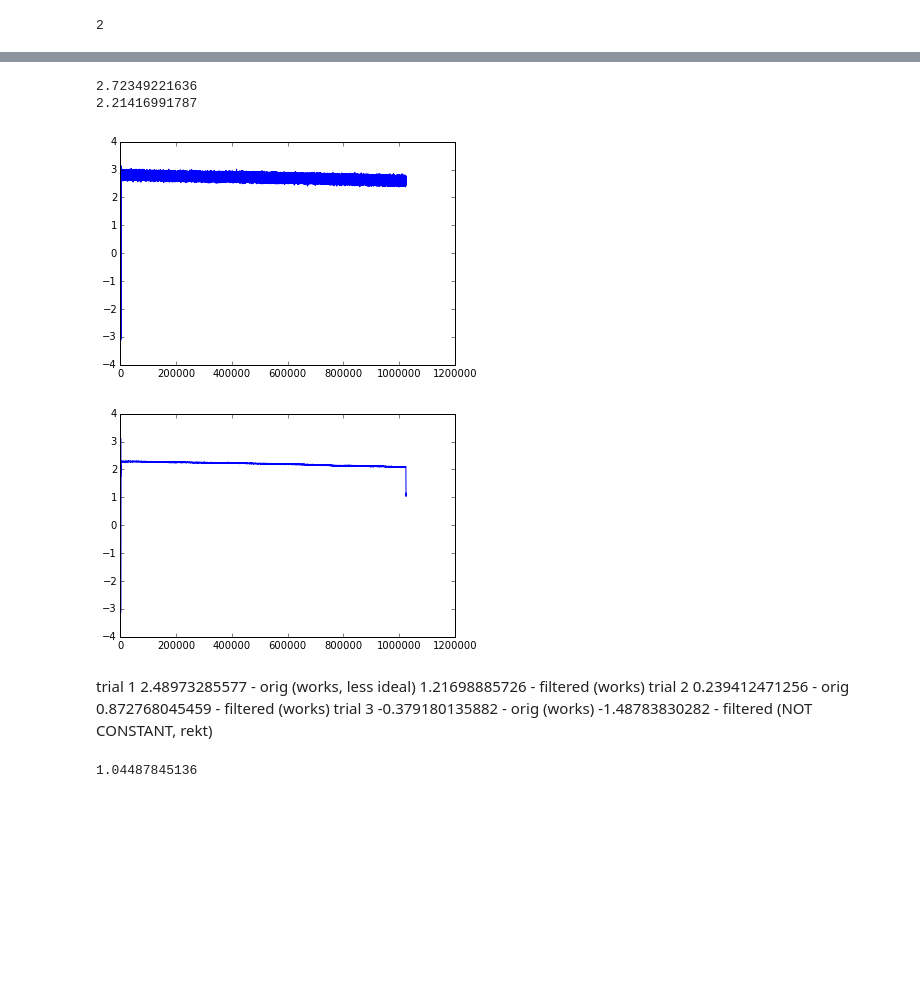
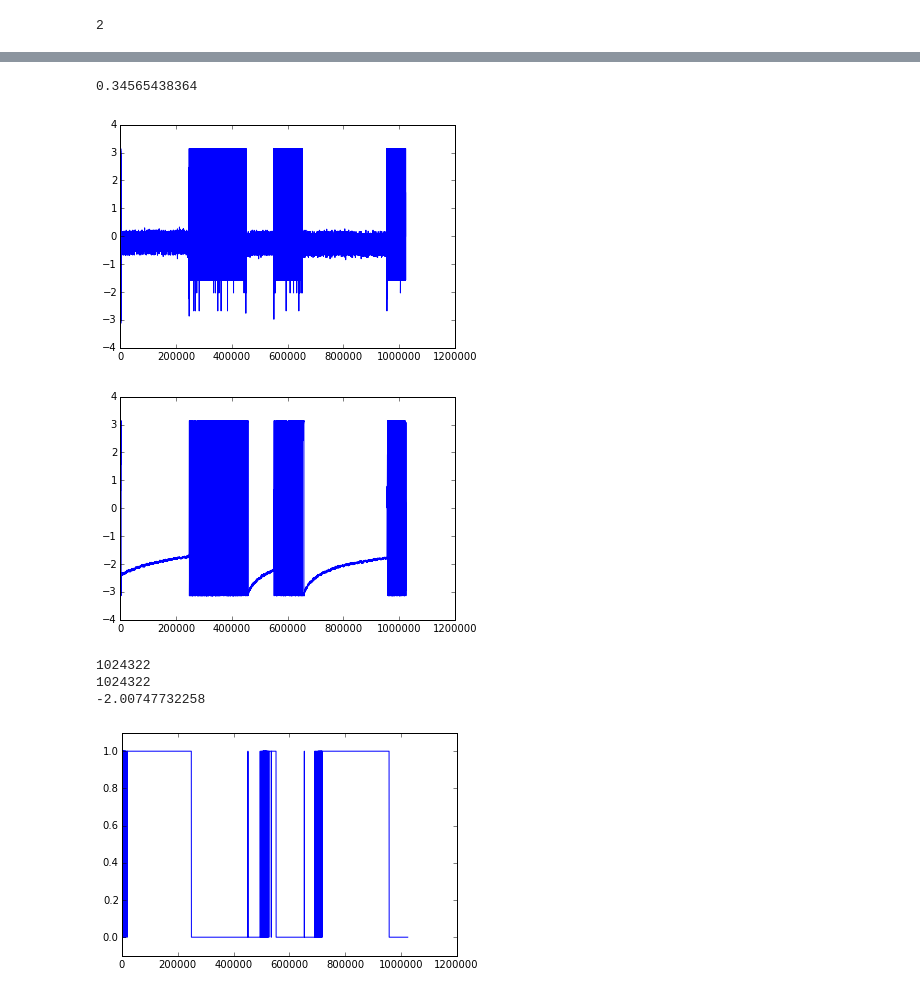
Before and after one commit to auroracramer/phasedarraylocalization, a Jupyter notebook: Lucine_Testing_SDR_Sampling.ipynb, the cells around one changed output, grey strips where cells are left out. Cells and saved outputs as stored; diff of their text form; code cells hidden in the pictures; blank space fills up the shorter version.

```diff
--- a/Lucine_Testing_SDR_Sampling.ipynb
+++ b/Lucine_Testing_SDR_Sampling.ipynb
@@ -324,8 +326,9 @@ Printing Queue 1
 1
 Done
 # %%
-samples = np.load('LO_circle_right_01.npy') #can overwrite: 05 07 #06 is Miki's tone #LO_test_10_tone_miki.npy
+samples = np.load('LO_barker_right_02_long.npy') #can overwrite: 05 07 #06 is Miki's tone #LO_test_10_tone_miki.npy
 #23_radio has a beautiful cross correlation
+#04 05 not actually long
 
 y0 = samples[0]
 y1 = samples[1]
@@ -450,40 +453,35 @@ filt_delay = np.argmax(filt_xcorr_abs)-len(y0) + 1
 # %%
-phase_diff_orig = np.angle(y0[delay:] * np.conjugate(y1[:-delay]))
-# phase_diff_orig = np.angle(y0[:delay] * np.conjugate(y1[-delay:])) #negative delay
+# phase_diff_orig = np.angle(y0[delay:] * np.conjugate(y1[:-delay]))
+phase_diff_orig = np.angle(y0[:delay] * np.conjugate(y1[-delay:])) #negative delay
 
 figure()
 plt.plot(phase_diff_orig)
-
-print np.mean(phase_diff_orig[:800000])
 
 # phase_diff_filt = np.angle(filt_y0[filt_delay:] * np.conjugate(filt_y1[:-filt_delay]))
 phase_diff_filt = np.angle(filt_y0[:filt_delay] * np.conjugate(filt_y1[-filt_delay:])) # negative delay
 
 figure()
 plt.plot(phase_diff_filt)
 
-print np.mean(phase_diff_filt[:800000])
+# phase_offset = np.mean(phase_diff_orig[:100000])
+phase_offset = np.mean(phase_diff_orig[200000:400000])
+print phase_offset
 
-# phase_offset = np.mean(phase_diff_orig[:100000])
-
-phase_offset = np.mean(phase_diff_filt[:800000])
+# phase_offset = np.mean(phase_diff_filt[:800000])
+# print phase_offset
 # %% [output]
-2.72349221636
-2.21416991787
+0.34565438364
-[figure, old version]
+[figure, new version]
-[figure, old version]
+[figure, new version]
-# %% [markdown]
-trial 1
-2.48973285577 - orig (works, less ideal)
-1.21698885726 - filtered (works)
-trial 2
-0.239412471256 - orig
-0.872768045459 - filtered (works)
-trial 3
--0.379180135882 - orig (works)
--1.48783830282 - filtered (NOT CONSTANT, rekt)
-# %%
-print (1.21698885726+0.872768045459)/2
-phase_offset_test = (1.21698885726+0.872768045459)/2
-# %% [output]
-1.04487845136
+# %%
+# matched = find_tone(filt_y0[filt_delay:], fc+0.016e6, fc, fs, threshold=0.3, burst_len=512)
+matched = find_tone(filt_y1[-filt_delay:], fc+0.016e6, fc, fs, threshold=0.175, burst_len=512)
+print len(matched)
+print len(phase_diff_filt)
+phase_offset = np.mean(phase_diff_filt[matched[:-1]])
+print phase_offset
+# %% [output]
+1024322
+1024322
+-2.00747732258
+[figure, added]
```
Also changed, not shown: parts of 10 cells of this notebook, 8 other files.
